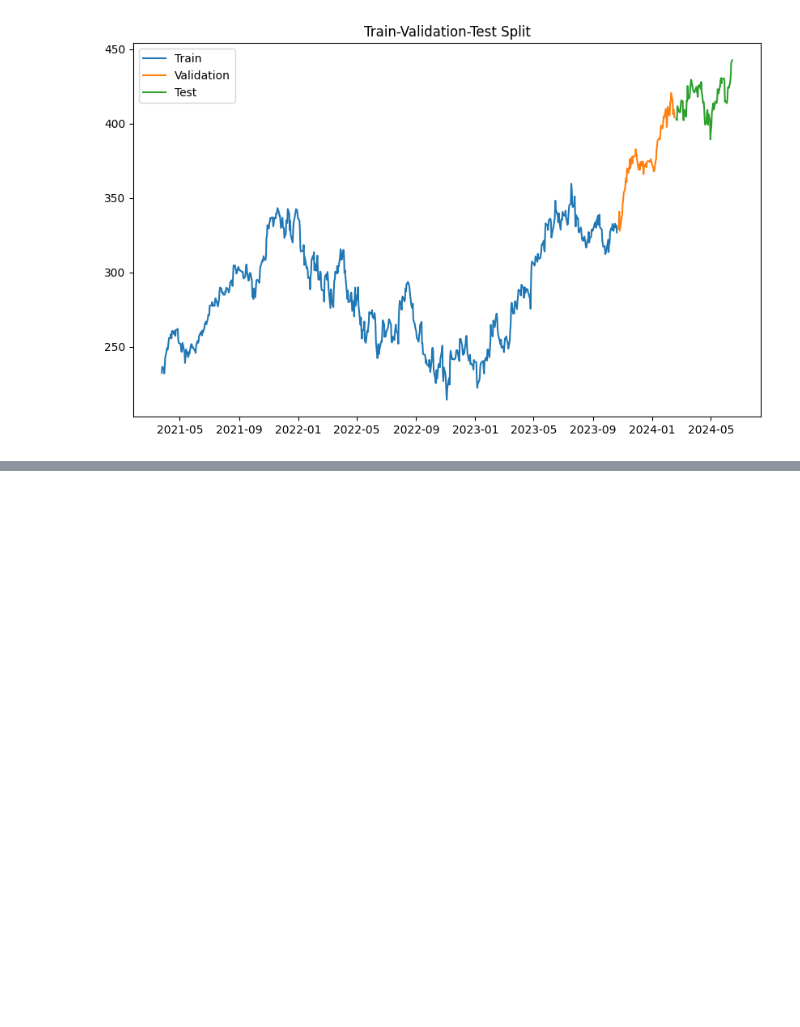
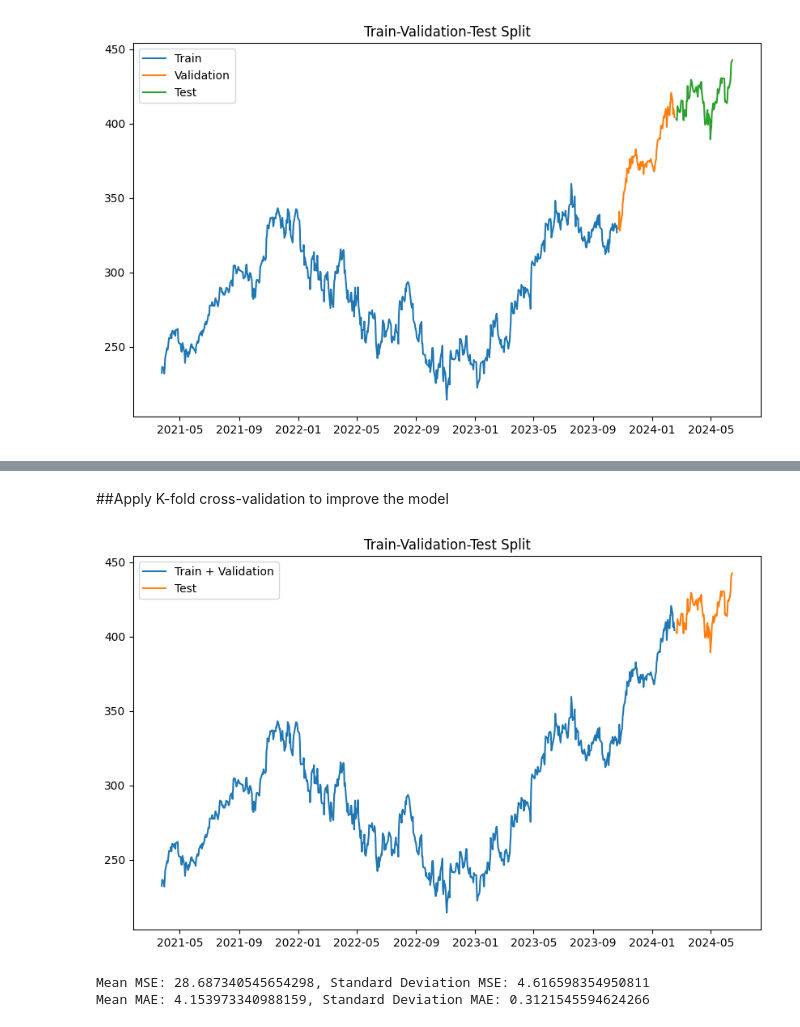
Before and after one commit to npthao110/Stock-Forecasting-DeepLearning, a Jupyter notebook: Microsoft_Stock_Forecasting.ipynb, the cells around one changed output, grey strips where cells are left out. Drawn from its saved outputs; the diff is of its cells as text; code cells hidden in the pictures; blank space fills up the shorter version.

Commit message:
Added K-fold Cross Validation to the model

```diff
--- a/Microsoft_Stock_Forecasting.ipynb
+++ b/Microsoft_Stock_Forecasting.ipynb
@@ -385,0 +384,59 @@ plt.legend(['Training Predictions',
+# %% [markdown]
+
+##Apply K-fold cross-validation to improve the model
+# %%
+# 90% train + validation, 10% test
+q_90 = int(len(dates) * .9)
+
+dates_train_val, X_train_val, y_train_val = dates[:q_90], X[:q_90], y[:q_90]
+dates_test, X_test, y_test = dates[q_90:], X[q_90:], y[q_90:]
+
+plt.figure(figsize=(10, 6))
+plt.plot(dates_train_val, y_train_val, label='Train + Validation')
+plt.plot(dates_test, y_test, label='Test')
+plt.title('Train-Validation-Test Split')
+plt.legend(['Train + Validation', 'Test'])
+plt.show()
+# %% [output]
+[figure, added]
+# %%
+from sklearn.model_selection import KFold
+from tensorflow.keras.models import Sequential
+from tensorflow.keras.optimizers import Adam
+from tensorflow.keras import layers
+import numpy as np
+
+kf = KFold(n_splits=5, shuffle=True, random_state=42)
+results = []
+
+for train_index, val_index in kf.split(X_train_val): #k-fold on train + val
+    X_train_kf, X_val_kf = X_train_val[train_index], X_train_val[val_index]
+    y_train_kf, y_val_kf = y_train_val[train_index], y_train_val[val_index]
+
+    model = Sequential([layers.Input((3, 1)),
+                        layers.LSTM(64),
+                        layers.Dense(32, activation='relu'),
+                        layers.Dense(32, activation='relu'),
+                        layers.Dense(1)])
+
+    model.compile(loss='mse',
+                  optimizer=Adam(learning_rate=0.001),
+                  metrics=['mean_absolute_error'])
+
+    model.fit(X_train_kf, y_train_kf, validation_data=(X_val_kf, y_val_kf), epochs=100, verbose=0)
+
+    #evaluate the model
+    val_mse, val_mae = model.evaluate(X_val_kf, y_val_kf, verbose=0)
+    results.append((val_mse, val_mae))
+
+#calculate the mean and standard deviation of the results
+mean_mse = np.mean([r[0] for r in results])
+std_mse = np.std([r[0] for r in results])
+mean_mae = np.mean([r[1] for r in results])
+std_mae = np.std([r[1] for r in results])
+
+print(f'Mean MSE: {mean_mse}, Standard Deviation MSE: {std_mse}')
+print(f'Mean MAE: {mean_mae}, Standard Deviation MAE: {std_mae}')
+# %% [output]
+Mean MSE: 28.687340545654298, Standard Deviation MSE: 4.616598354950811
+Mean MAE: 4.153973340988159, Standard Deviation MAE: 0.3121545594624266
```
Also changed, not shown: parts of 12 cells of this notebook.
